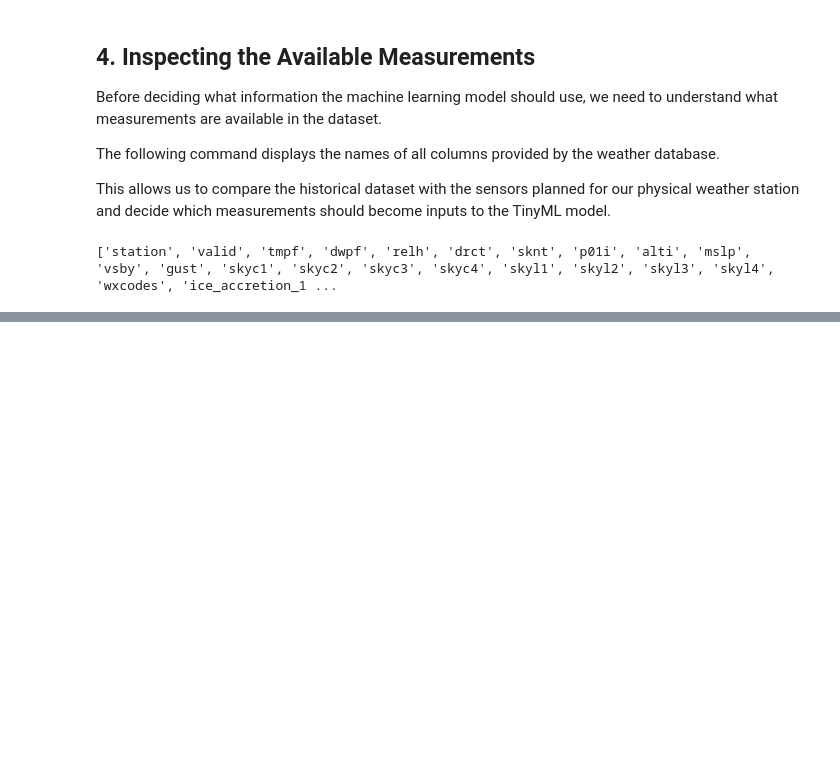
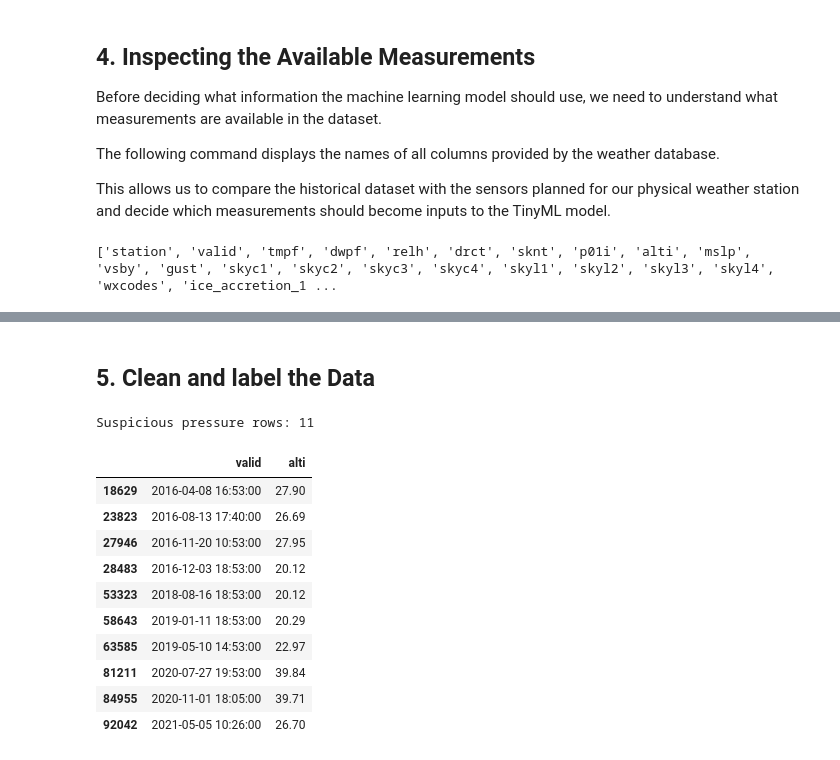
Before and after one commit to sadid-hassan/ESP32-TinyML-Weather-Prediction, a Jupyter notebook: notebooks/01_weather_data_exploration.ipynb, the cells around one changed output, grey strips where cells are left out. Saved outputs shown, nothing was run; the diff lists cells and outputs as text; code cells hidden in the pictures; blank space fills up the shorter version.

```diff
--- a/notebooks/01_weather_data_exploration.ipynb
+++ b/notebooks/01_weather_data_exploration.ipynb
@@ -167,0 +288,26 @@ print(df.columns.tolist())
+# %% [markdown]
+## 5. Clean and label the Data
+# %%
+# Drops empty columns, converts pressure, and finds the bad values
+
+core = ["valid", "tmpf", "dwpf", "relh", "alti", "wxcodes", "skyc1"]
+d = df[core].copy()
+
+d["pressure_hpa"] = d["alti"] * 33.8639      # inHg -> hPa, the unit our sensor will use
+
+bad = d[(d["alti"] < 28.5) | (d["alti"] > 31.5)]
+print("Suspicious pressure rows:", len(bad))
+bad[["valid", "alti"]].head(10)
+# %% [output]
+Suspicious pressure rows: 11
+|  | valid | alti |
+| 18629 | 2016-04-08 16:53:00 | 27.90 |
+| 23823 | 2016-08-13 17:40:00 | 26.69 |
+| 27946 | 2016-11-20 10:53:00 | 27.95 |
+| 28483 | 2016-12-03 18:53:00 | 20.12 |
+| 53323 | 2018-08-16 18:53:00 | 20.12 |
+| 58643 | 2019-01-11 18:53:00 | 20.29 |
+| 63585 | 2019-05-10 14:53:00 | 22.97 |
+| 81211 | 2020-07-27 19:53:00 | 39.84 |
+| 84955 | 2020-11-01 18:05:00 | 39.71 |
+| 92042 | 2021-05-05 10:26:00 | 26.70 |
```
Also changed, not shown: parts of 8 cells of this notebook.
